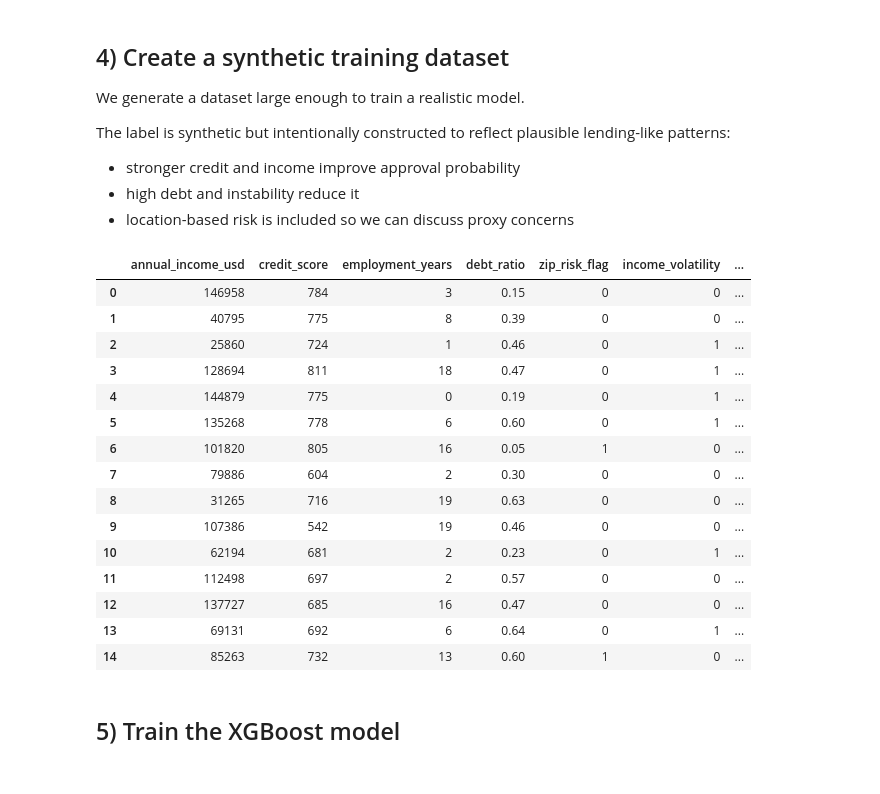
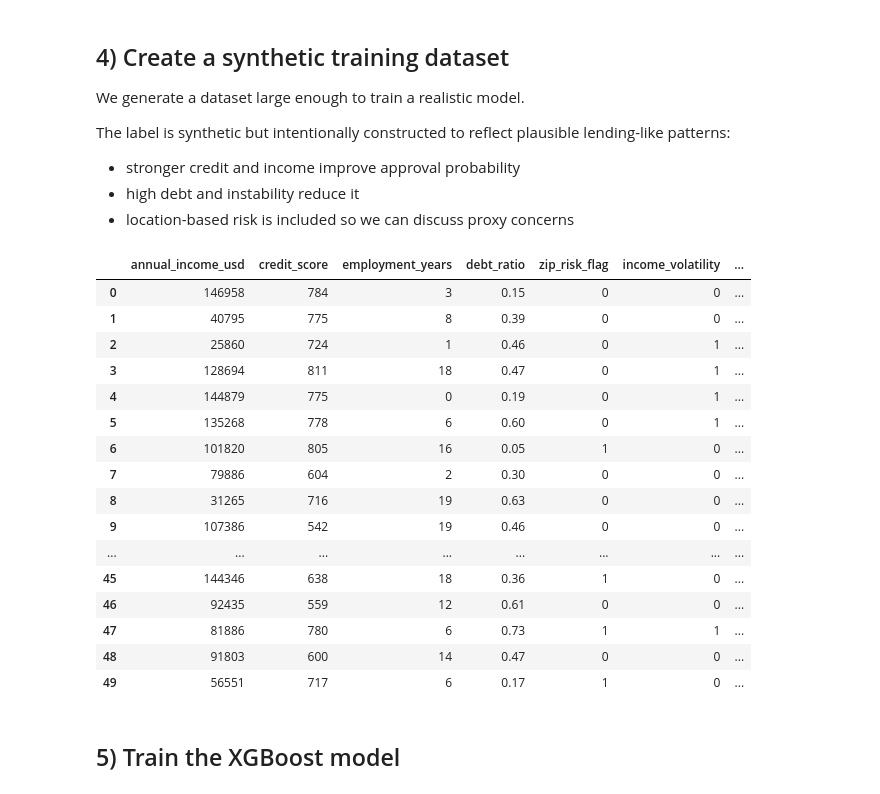
Before and after one commit to temahm/AiCon, a Jupyter notebook: TIR_Gemini_MultiAgent_XGBoost_Colab.ipynb, the cells around one changed output. Cells and saved outputs as stored; diff of their text form; code cells hidden in the pictures.

```diff
--- a/TIR_Gemini_MultiAgent_XGBoost_Colab.ipynb
+++ b/TIR_Gemini_MultiAgent_XGBoost_Colab.ipynb
@@ -110,39 +110,40 @@ train_df = pd.DataFrame({
     "employment_years": np.random.randint(0, 20, size=n_train),
     "debt_ratio": np.round(np.random.uniform(0.03, 0.80, size=n_train), 2),
     "zip_risk_flag": np.random.choice([0, 1], size=n_train, p=[0.75, 0.25]),
     "income_volatility": np.random.choice([0, 1], size=n_train, p=[0.72, 0.28]),
 })
 
 latent = (
     (train_df["annual_income_usd"] >= 70000).astype(int) * 1.6
     + (train_df["credit_score"] >= 690).astype(int) * 2.0
     + (train_df["employment_years"] >= 4).astype(int) * 1.0
     - (train_df["debt_ratio"] >= 0.45).astype(int) * 1.6
     - (train_df["debt_ratio"] >= 0.60).astype(int) * 1.4
     - train_df["zip_risk_flag"] * 0.9
     - train_df["income_volatility"] * 0.8
     + np.random.normal(0, 0.8, size=n_train)
 )
 
 train_df["approved"] = (latent > 1.0).astype(int)
-train_df.head(15)
+train_df.head(50)
 # %% [output]
 |  | annual_income_usd | credit_score | employment_years | debt_ratio | zip_risk_flag | income_volatility | ... |
 | 0 | 146958 | 784 | 3 | 0.15 | 0 | 0 | ... |
 | 1 | 40795 | 775 | 8 | 0.39 | 0 | 0 | ... |
 | 2 | 25860 | 724 | 1 | 0.46 | 0 | 1 | ... |
 | 3 | 128694 | 811 | 18 | 0.47 | 0 | 1 | ... |
 | 4 | 144879 | 775 | 0 | 0.19 | 0 | 1 | ... |
 | 5 | 135268 | 778 | 6 | 0.60 | 0 | 1 | ... |
 | 6 | 101820 | 805 | 16 | 0.05 | 1 | 0 | ... |
 | 7 | 79886 | 604 | 2 | 0.30 | 0 | 0 | ... |
 | 8 | 31265 | 716 | 19 | 0.63 | 0 | 0 | ... |
 | 9 | 107386 | 542 | 19 | 0.46 | 0 | 0 | ... |
-| 10 | 62194 | 681 | 2 | 0.23 | 0 | 1 | ... |
-| 11 | 112498 | 697 | 2 | 0.57 | 0 | 0 | ... |
-| 12 | 137727 | 685 | 16 | 0.47 | 0 | 0 | ... |
-| 13 | 69131 | 692 | 6 | 0.64 | 0 | 1 | ... |
-| 14 | 85263 | 732 | 13 | 0.60 | 1 | 0 | ... |
+| ... | ... | ... | ... | ... | ... | ... | ... |
+| 45 | 144346 | 638 | 18 | 0.36 | 1 | 0 | ... |
+| 46 | 92435 | 559 | 12 | 0.61 | 0 | 0 | ... |
+| 47 | 81886 | 780 | 6 | 0.73 | 1 | 1 | ... |
+| 48 | 91803 | 600 | 14 | 0.47 | 0 | 0 | ... |
+| 49 | 56551 | 717 | 6 | 0.17 | 1 | 0 | ... |
 # %% [markdown]
 ## 5) Train the XGBoost model
 # %%
```
Also changed, not shown: parts of 13 cells of this notebook.
